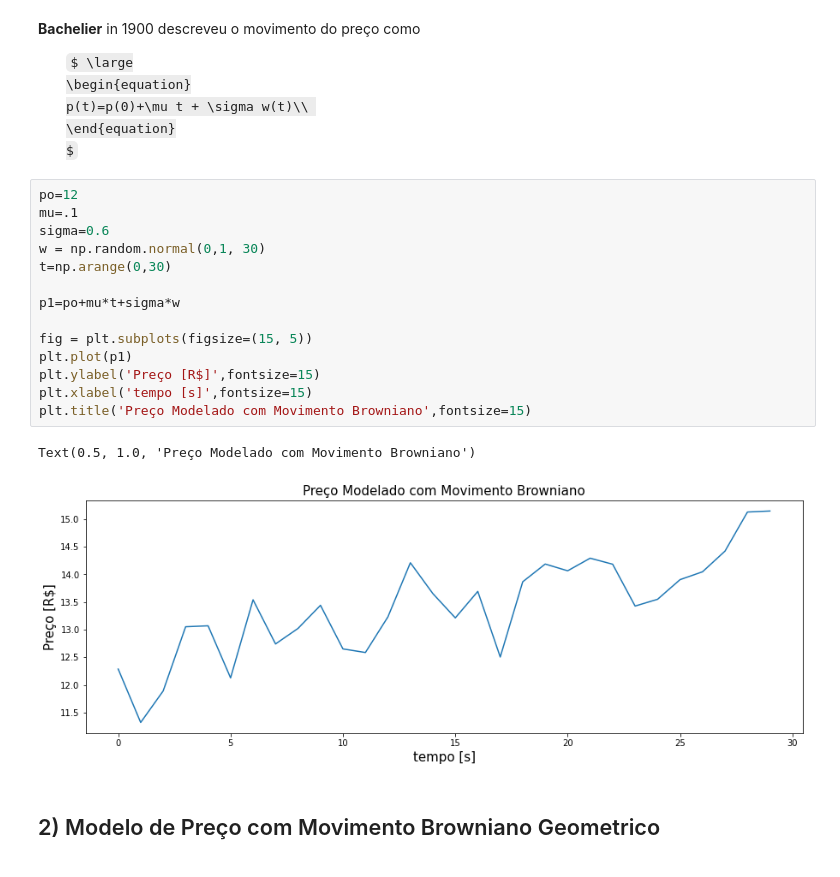
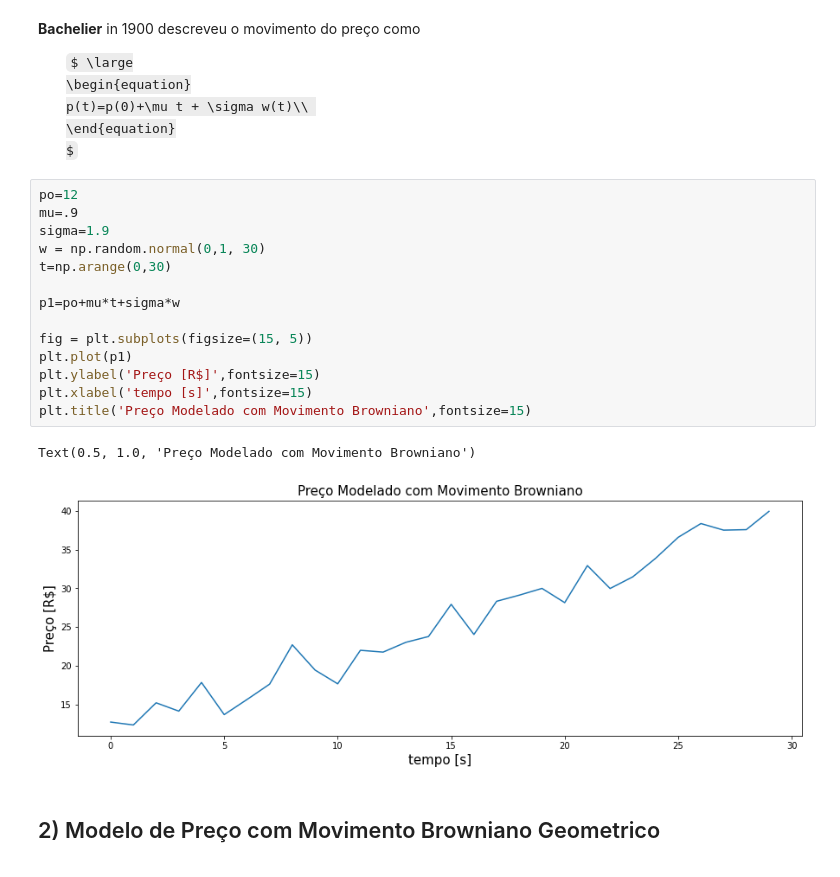
Before and after one commit to marcelinoandrade/Processamento-Digital-de-Sinais-Financeiros, a Jupyter notebook: Aula 1 - Modelagem do Preço, Retorno, Correlação e Sharpe.ipynb, the cells around one changed output. Saved outputs shown, nothing was run; the diff lists cells and outputs as text; some formulas as TeX source.

```diff
--- a/Aula 1 - Modelagem do Preço, Retorno, Correlação e Sharpe.ipynb
+++ b/Aula 1 - Modelagem do Preço, Retorno, Correlação e Sharpe.ipynb
@@ -67,21 +67,21 @@ $
 </ul>
 # %%
 po=12
-mu=.1
-sigma=0.6
+mu=.9
+sigma=1.9
 w = np.random.normal(0,1, 30)
 t=np.arange(0,30)
 
 p1=po+mu*t+sigma*w
 
 fig = plt.subplots(figsize=(15, 5))
 plt.plot(p1)
 plt.ylabel('Preço [R$]',fontsize=15)
 plt.xlabel('tempo [s]',fontsize=15)
 plt.title('Preço Modelado com Movimento Browniano',fontsize=15)
 # %% [output]
 Text(0.5, 1.0, 'Preço Modelado com Movimento Browniano')
-[figure, old version]
+[figure, new version]
 # %% [markdown]
 <div id="Geometric Brownian motion">
     <h2>2) Modelo de Preço com Movimento Browniano Geometrico</h2>
```
Also changed, not shown: parts of 21 cells of this notebook.
